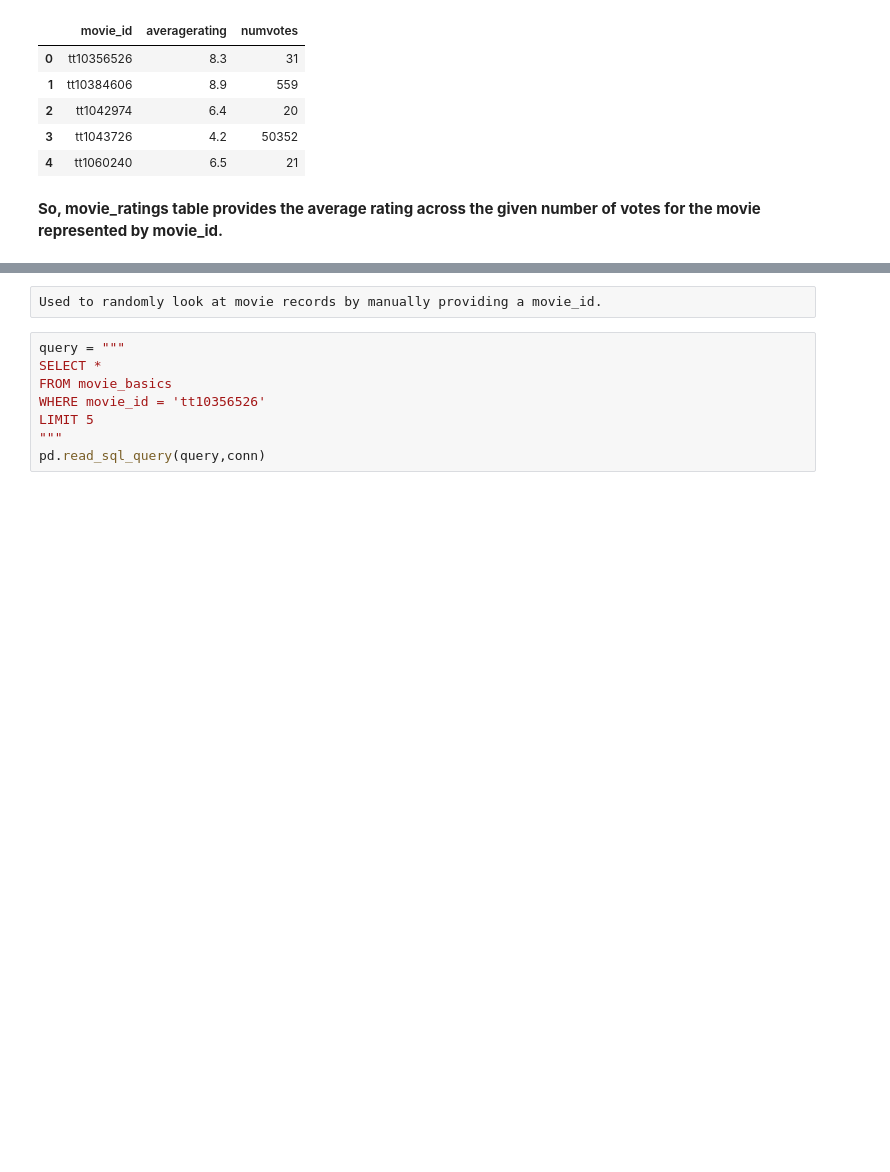
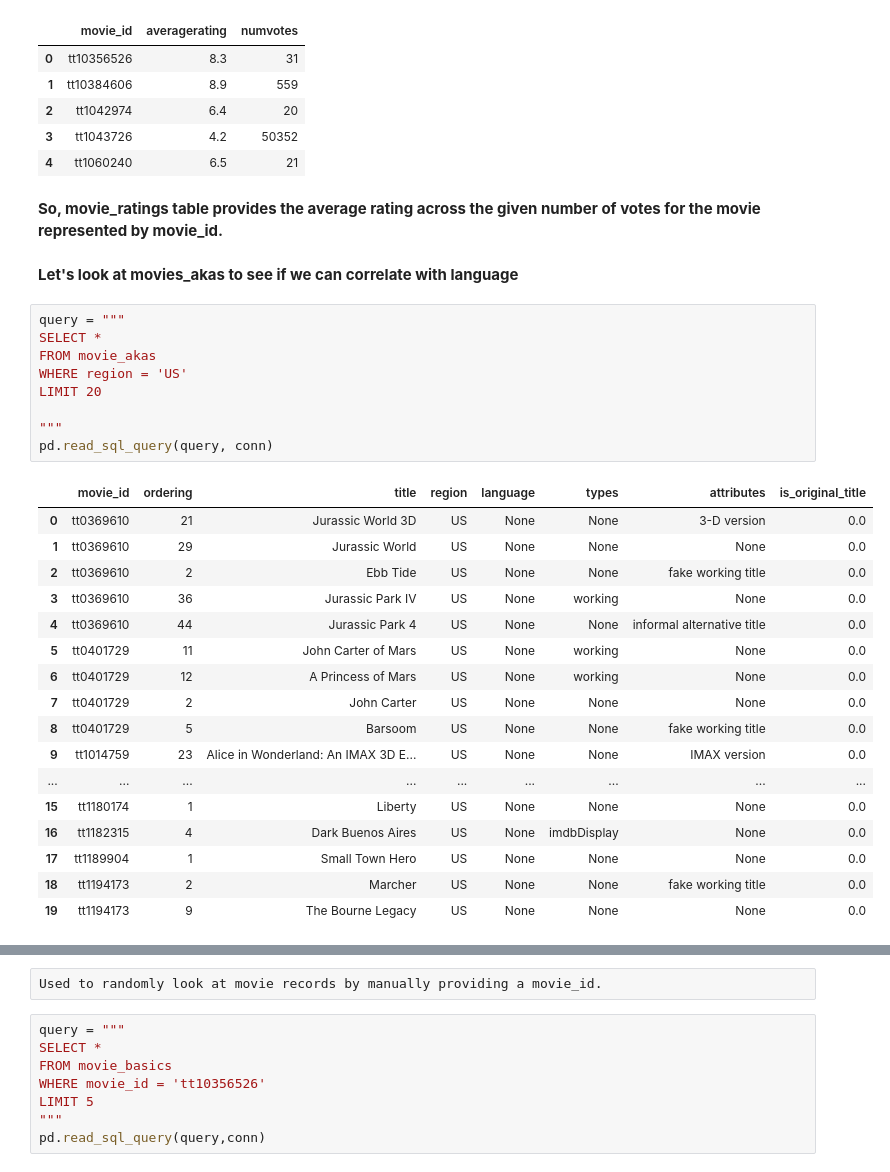
Before and after one commit to NazarMohl/FIlmStrategy, a Jupyter notebook: Study/Exploration_imdb.ipynb, the cells around one changed output, grey strips where cells are left out. Saved outputs shown, nothing was run; the diff lists cells and outputs as text; blank space fills up the shorter version.

Commit message:
Commiting imdb exporation notebook

```diff
--- a/Study/Exploration_imdb.ipynb
+++ b/Study/Exploration_imdb.ipynb
@@ -104,3 +104,32 @@ pd.read_sql_query(query, conn)
 | 4 | tt1060240 | 6.5 | 21 |
 # %% [markdown]
 **So, movie_ratings table provides the average rating across the given number of votes for the movie represented by movie_id.**
+# %% [markdown]
+**Let's look at movies_akas to see if we can correlate with language**
+# %%
+query = """
+SELECT *
+FROM movie_akas
+WHERE region = 'US'
+LIMIT 20
+
+"""
+pd.read_sql_query(query, conn)
+# %% [output]
+|  | movie_id | ordering | title | region | language | types | attributes | is_original_title |
+| 0 | tt0369610 | 21 | Jurassic World 3D | US | None | None | 3-D version | 0.0 |
+| 1 | tt0369610 | 29 | Jurassic World | US | None | None | None | 0.0 |
+| 2 | tt0369610 | 2 | Ebb Tide | US | None | None | fake working title | 0.0 |
+| 3 | tt0369610 | 36 | Jurassic Park IV | US | None | working | None | 0.0 |
+| 4 | tt0369610 | 44 | Jurassic Park 4 | US | None | None | informal alternative title | 0.0 |
+| 5 | tt0401729 | 11 | John Carter of Mars | US | None | working | None | 0.0 |
+| 6 | tt0401729 | 12 | A Princess of Mars | US | None | working | None | 0.0 |
+| 7 | tt0401729 | 2 | John Carter | US | None | None | None | 0.0 |
+| 8 | tt0401729 | 5 | Barsoom | US | None | None | fake working title | 0.0 |
+| 9 | tt1014759 | 23 | Alice in Wonderland: An IMAX 3D E... | US | None | None | IMAX version | 0.0 |
+| ... | ... | ... | ... | ... | ... | ... | ... | ... |
+| 15 | tt1180174 | 1 | Liberty | US | None | None | None | 0.0 |
+| 16 | tt1182315 | 4 | Dark Buenos Aires | US | None | imdbDisplay | None | 0.0 |
+| 17 | tt1189904 | 1 | Small Town Hero | US | None | None | None | 0.0 |
+| 18 | tt1194173 | 2 | Marcher | US | None | None | fake working title | 0.0 |
+| 19 | tt1194173 | 9 | The Bourne Legacy | US | None | None | None | 0.0 |
```
Also changed, not shown: parts of 10 cells of this notebook.
